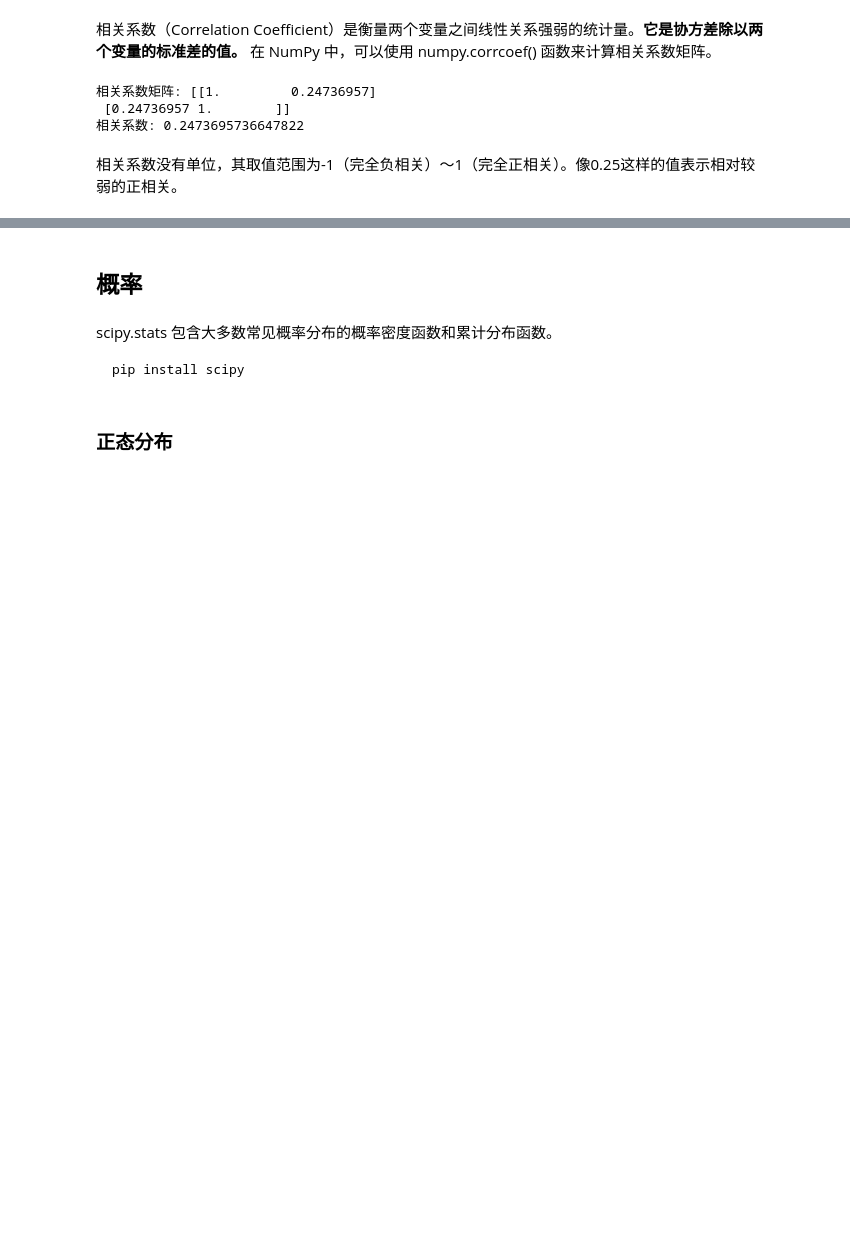
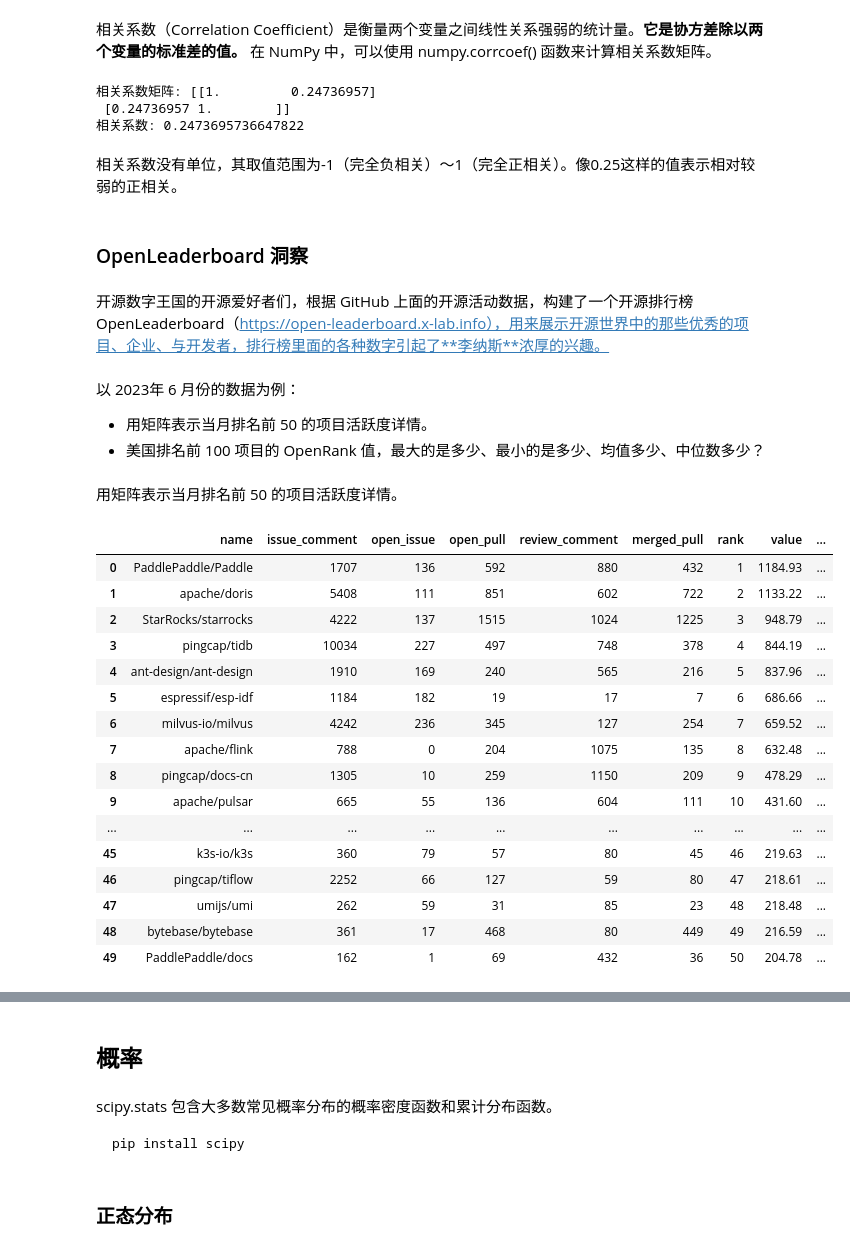
Before and after one commit to ECNU/Data-Thinking-and-Practice, a Jupyter notebook: Lab/Lab02/lab02.ipynb, the cells around one changed output, grey strips where cells are left out. Saved outputs shown, nothing was run; the diff lists cells and outputs as text; code cells hidden in the pictures; blank space fills up the shorter version.

Commit message:
upload Lecture02 and data for Lab02,update Lab02

```diff
--- a/Lab/Lab02/lab02.ipynb
+++ b/Lab/Lab02/lab02.ipynb
@@ -532,3 +532,37 @@ print(f"相关系数: {correlation_coefficient}")
 相关系数: 0.2473695736647822
 # %% [markdown]
 相关系数没有单位，其取值范围为-1（完全负相关）～1（完全正相关）。像0.25这样的值表示相对较弱的正相关。
+# %% [markdown]
+### OpenLeaderboard 洞察
+# %% [markdown]
+开源数字王国的开源爱好者们，根据 GitHub 上面的开源活动数据，构建了一个开源排行榜 OpenLeaderboard（https://open-leaderboard.x-lab.info），用来展示开源世界中的那些优秀的项目、企业、与开发者，排行榜里面的各种数字引起了**李纳斯**浓厚的兴趣。
+# %% [markdown]
+以 2023年 6 月份的数据为例：
+- 用矩阵表示当月排名前 50 的项目活跃度详情。
+- 美国排名前 100 项目的 OpenRank 值，最大的是多少、最小的是多少、均值多少、中位数多少？
+# %% [markdown]
+用矩阵表示当月排名前 50 的项目活跃度详情。
+# %%
+import pandas as pd
+
+df = pd.read_csv('./data/2023_6/activity_20236.csv')
+
+df
+# %% [output]
+|  | name | issue_comment | open_issue | open_pull | review_comment | merged_pull | rank | value | ... |
+| 0 | PaddlePaddle/Paddle | 1707 | 136 | 592 | 880 | 432 | 1 | 1184.93 | ... |
+| 1 | apache/doris | 5408 | 111 | 851 | 602 | 722 | 2 | 1133.22 | ... |
+| 2 | StarRocks/starrocks | 4222 | 137 | 1515 | 1024 | 1225 | 3 | 948.79 | ... |
+| 3 | pingcap/tidb | 10034 | 227 | 497 | 748 | 378 | 4 | 844.19 | ... |
+| 4 | ant-design/ant-design | 1910 | 169 | 240 | 565 | 216 | 5 | 837.96 | ... |
+| 5 | espressif/esp-idf | 1184 | 182 | 19 | 17 | 7 | 6 | 686.66 | ... |
+| 6 | milvus-io/milvus | 4242 | 236 | 345 | 127 | 254 | 7 | 659.52 | ... |
+| 7 | apache/flink | 788 | 0 | 204 | 1075 | 135 | 8 | 632.48 | ... |
+| 8 | pingcap/docs-cn | 1305 | 10 | 259 | 1150 | 209 | 9 | 478.29 | ... |
+| 9 | apache/pulsar | 665 | 55 | 136 | 604 | 111 | 10 | 431.60 | ... |
+| ... | ... | ... | ... | ... | ... | ... | ... | ... | ... |
+| 45 | k3s-io/k3s | 360 | 79 | 57 | 80 | 45 | 46 | 219.63 | ... |
+| 46 | pingcap/tiflow | 2252 | 66 | 127 | 59 | 80 | 47 | 218.61 | ... |
+| 47 | umijs/umi | 262 | 59 | 31 | 85 | 23 | 48 | 218.48 | ... |
+| 48 | bytebase/bytebase | 361 | 17 | 468 | 80 | 449 | 49 | 216.59 | ... |
+| 49 | PaddlePaddle/docs | 162 | 1 | 69 | 432 | 36 | 50 | 204.78 | ... |
```
Also changed, not shown: parts of 19 cells of this notebook, 6 other files.
